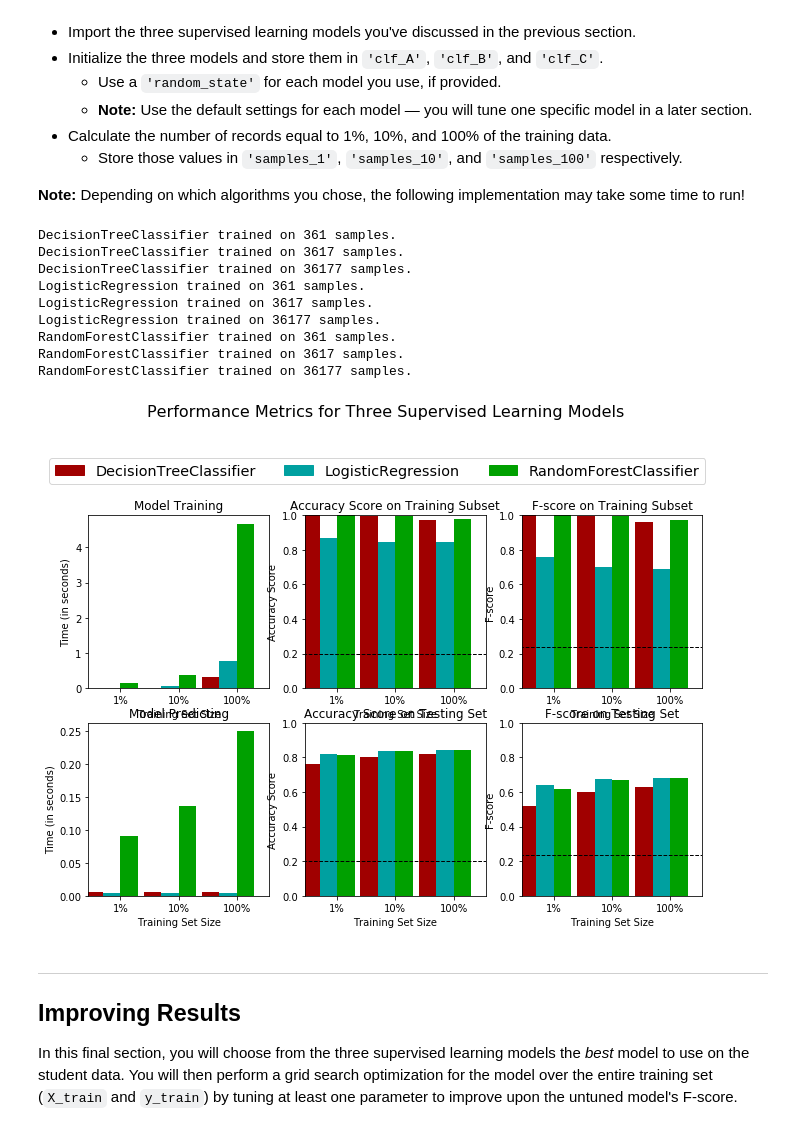
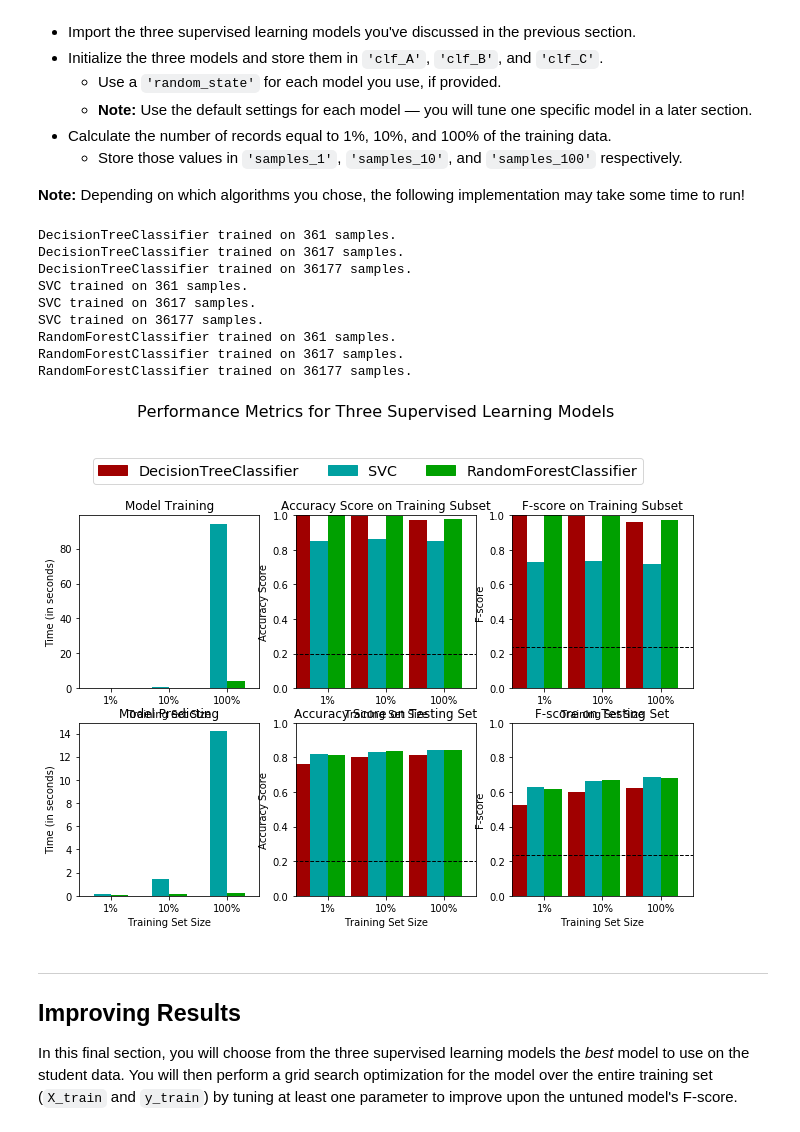
Before and after one commit to hamjahb/Charity_Machine_Learning, a Jupyter notebook: finding_donors.ipynb, the cells around one changed output. Drawn from its saved outputs; the diff is of its cells as text; code cells hidden in the pictures.

Commit message:
done model application

```diff
--- a/finding_donors.ipynb
+++ b/finding_donors.ipynb
@@ -380,44 +403,44 @@ In the code cell, you will need to implement the following:
 # %%
 # TODO: Import the three supervised learning models from sklearn
 from sklearn.tree import DecisionTreeClassifier
-from sklearn.linear_model import LogisticRegression
+from sklearn import svm
 from sklearn.ensemble import RandomForestClassifier
 
 # TODO: Initialize the three models
 clf_A = DecisionTreeClassifier()
-clf_B = LogisticRegression(random_state=42)
-clf_C = RandomForestClassifier(random_state=42)
+clf_B = svm.SVC(random_state = 42)
+clf_C = RandomForestClassifier(random_state = 42)
 
 # TODO: Calculate the number of samples for 1%, 10%, and 100% of the training data
 # HINT: samples_100 is the entire training set i.e. len(y_train)
 # HINT: samples_10 is 10% of samples_100 (ensure to set the count of the values to be `int` and not `float`)
 # HINT: samples_1 is 1% of samples_100 (ensure to set the count of the values to be `int` and not `float`)
 samples_100 = len(y_train)
 samples_10 = int(samples_100 * 0.1)
 samples_1 = int(samples_100 * 0.01)
 
 # Collect results on the learners
 results = {}
 for clf in [clf_A, clf_B, clf_C]:
     clf_name = clf.__class__.__name__
     results[clf_name] = {}
     for i, samples in enumerate([samples_1, samples_10, samples_100]):
         results[clf_name][i] = \
         train_predict(clf, samples, X_train, y_train, X_test, y_test)
 
 # Run metrics visualization for the three supervised learning models chosen
 vs.evaluate(results, accuracy, fscore)
 # %% [output]
 DecisionTreeClassifier trained on 361 samples.
 DecisionTreeClassifier trained on 3617 samples.
 DecisionTreeClassifier trained on 36177 samples.
-LogisticRegression trained on 361 samples.
-LogisticRegression trained on 3617 samples.
-LogisticRegression trained on 36177 samples.
+SVC trained on 361 samples.
+SVC trained on 3617 samples.
+SVC trained on 36177 samples.
 RandomForestClassifier trained on 361 samples.
 RandomForestClassifier trained on 3617 samples.
 RandomForestClassifier trained on 36177 samples.
-[figure, old version]
+[figure, new version]
 # %% [markdown]
 ----
 ## Improving Results
```
Also changed, not shown: parts of 4 cells of this notebook.
